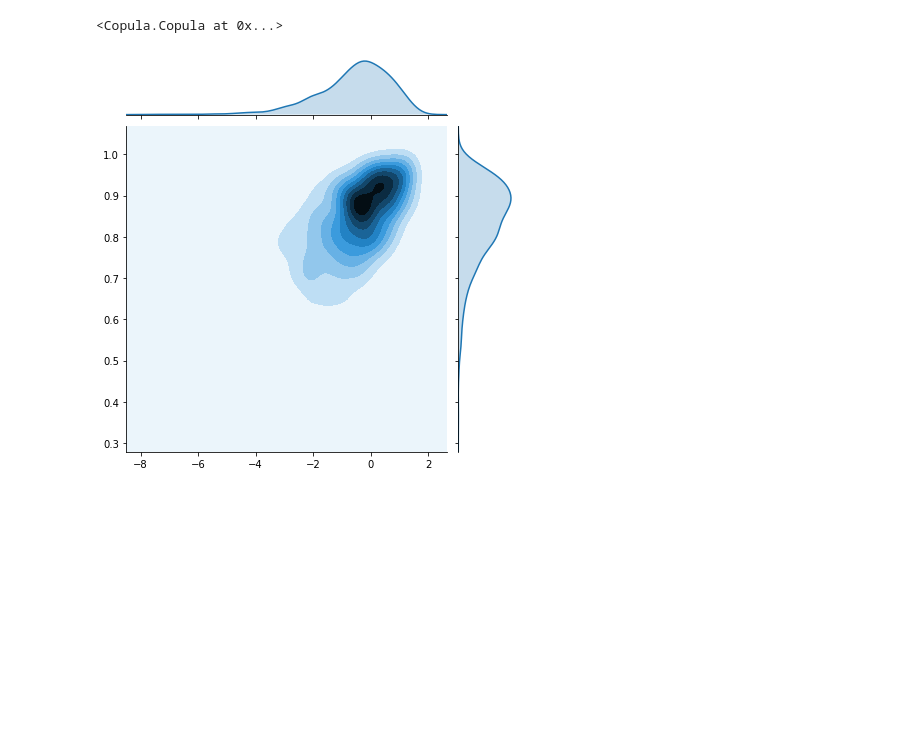
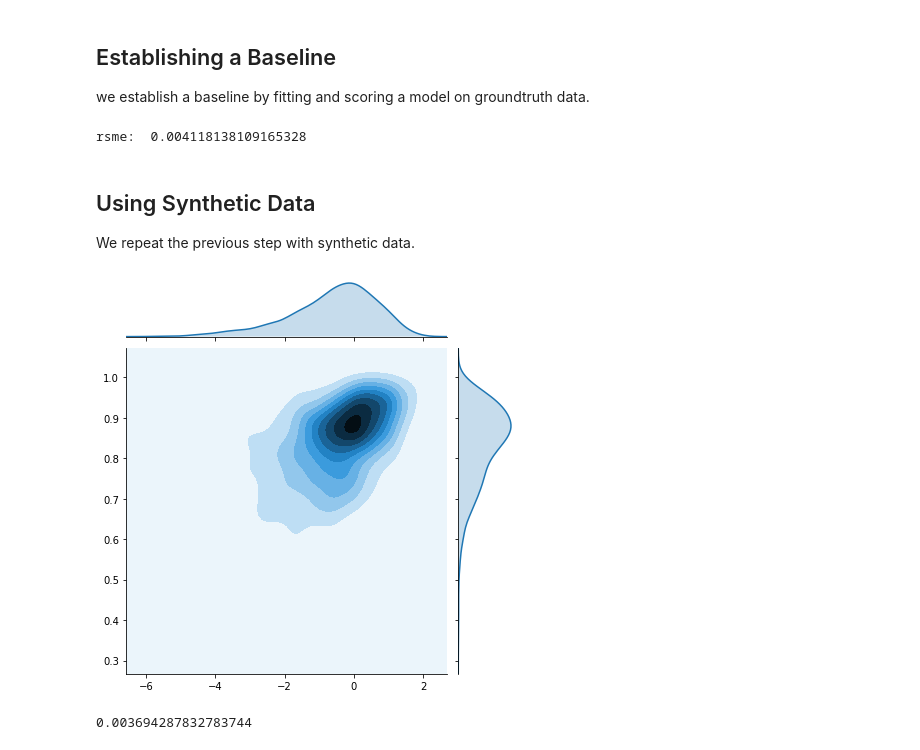
Before and after one commit to mynameisvinn/SynthPop, a Jupyter notebook: Example.ipynb, the cells around one changed output. Saved outputs shown, nothing was run; the diff lists cells and outputs as text; code cells hidden in the pictures; blank space fills up the shorter version.

Commit message:
show improvement in model perf

```diff
--- a/Example.ipynb
+++ b/Example.ipynb
@@ -20,4 +22,3 @@ Generator = Copula()
-# %%
-Generator.fit(data)
-# %% [output]
-<Copula.Copula at 0x...>
+# %% [markdown]
+## Establishing a Baseline
+we establish a baseline by fitting and scoring a model on groundtruth data.
@@ -24,6 +30,17 @@ Generator.fit(data)
+# %%
+lm = linear_model.LinearRegression()
+model = lm.fit(X_train, y_train)
+pred = lm.predict(X_test)
+print("rsme: ", metrics.mean_squared_error(y_test, pred))
+# %% [output]
+rsme:  0.004118138109165328
+# %% [markdown]
+## Using Synthetic Data
+We repeat the previous step with synthetic data.
 # %%
-x1, x2 = Generator.sample(1000)  # generate synthetic samples
+Generator = Copula()
+Generator.fit(data)
+x1, x2 = Generator.sample(k=1000)  # generate synthetic samples
+sns.jointplot(x1, x2, kind='kde', stat_func=None);
+# %% [output]
+[figure, added]
-# %%
-sns.jointplot(x1, x2, kind='kde', stat_func=None);
-# %% [output]
-[figure, removed]
@@ -29,0 +50,6 @@ sns.jointplot(x1, x2, kind='kde', stat_func=None);
+# %%
+model = lm.fit(x1, x2)
+pred = lm.predict(X_test)
+metrics.mean_squared_error(y_test, pred)  # smaller rsme loss
+# %% [output]
+0.003694287832783744
```
Also changed, not shown: parts of 5 cells of this notebook, 3 other files.
